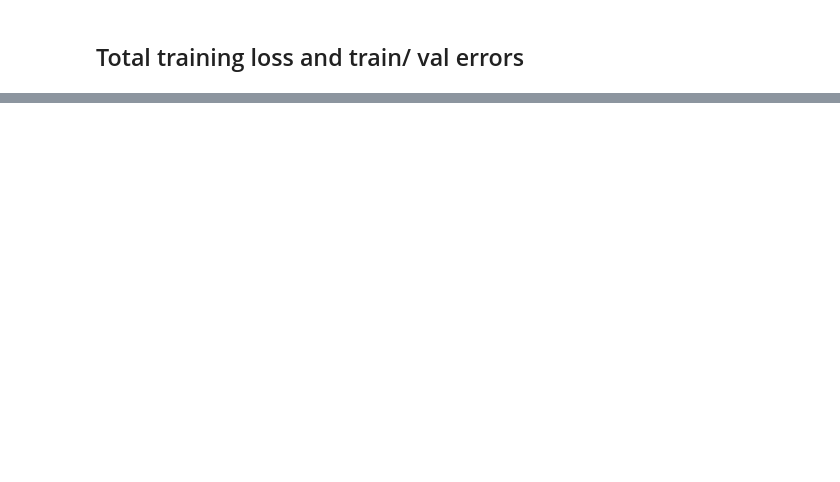
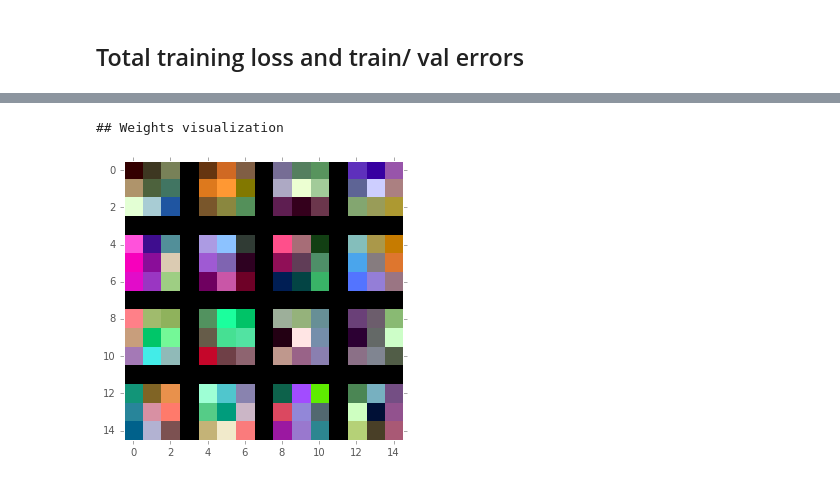
Before and after one commit to KEVINLEE315/deep-residual-networks-pyfunt, a Jupyter notebook: ResNet.ipynb, the cells around one changed output, grey strips where cells are left out. Saved outputs shown, nothing was run; the diff lists cells and outputs as text; code cells hidden in the pictures; blank space fills up the shorter version.

```diff
--- a/ResNet.ipynb
+++ b/ResNet.ipynb
@@ -317,0 +159,5 @@ plt.imshow(grid.astype('uint8'))
+# %%
+show_weights(1)
+# %% [output]
+## Weights visualization
+[figure, added]
```
Also changed, not shown: parts of 73 cells of this notebook.
